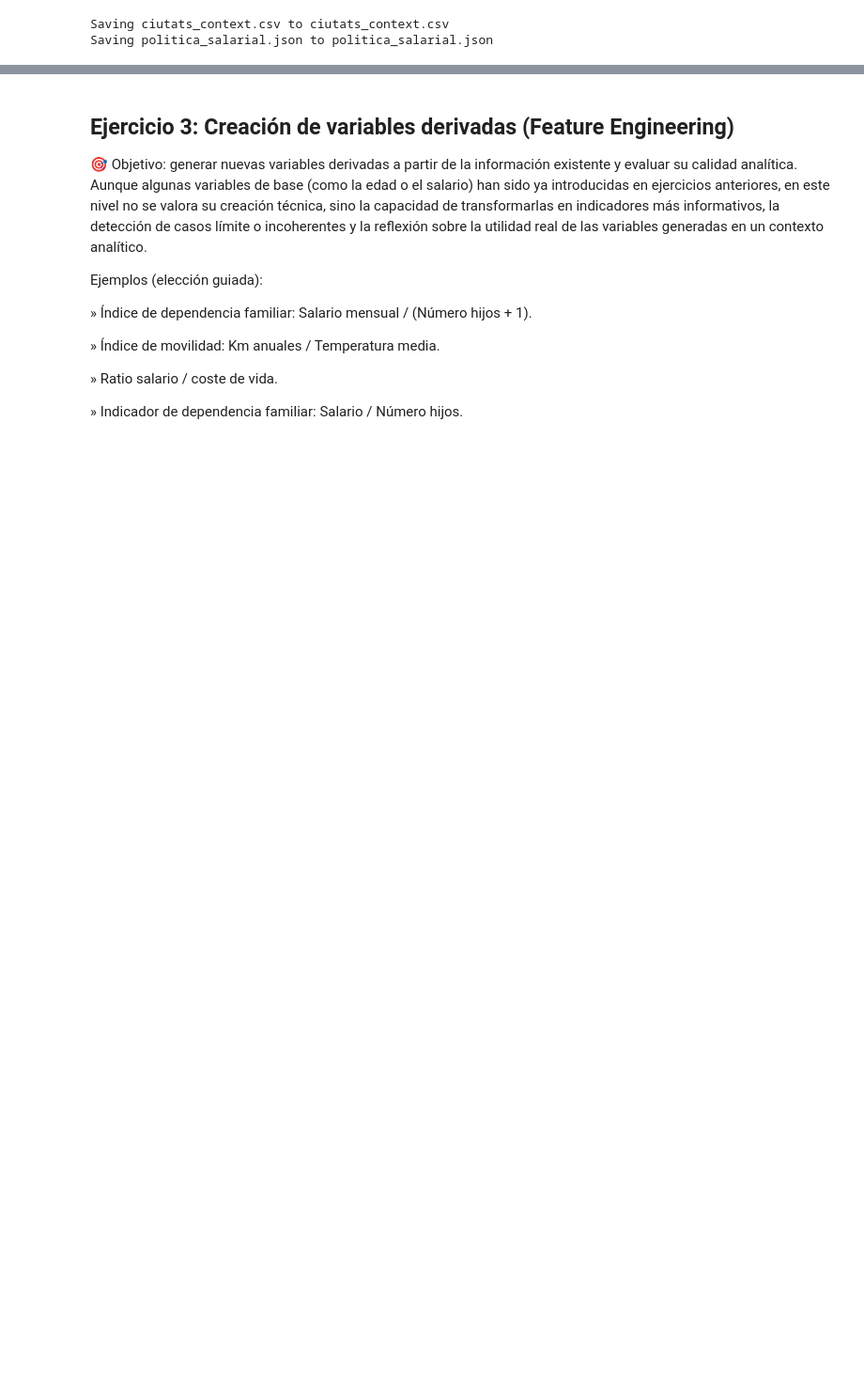
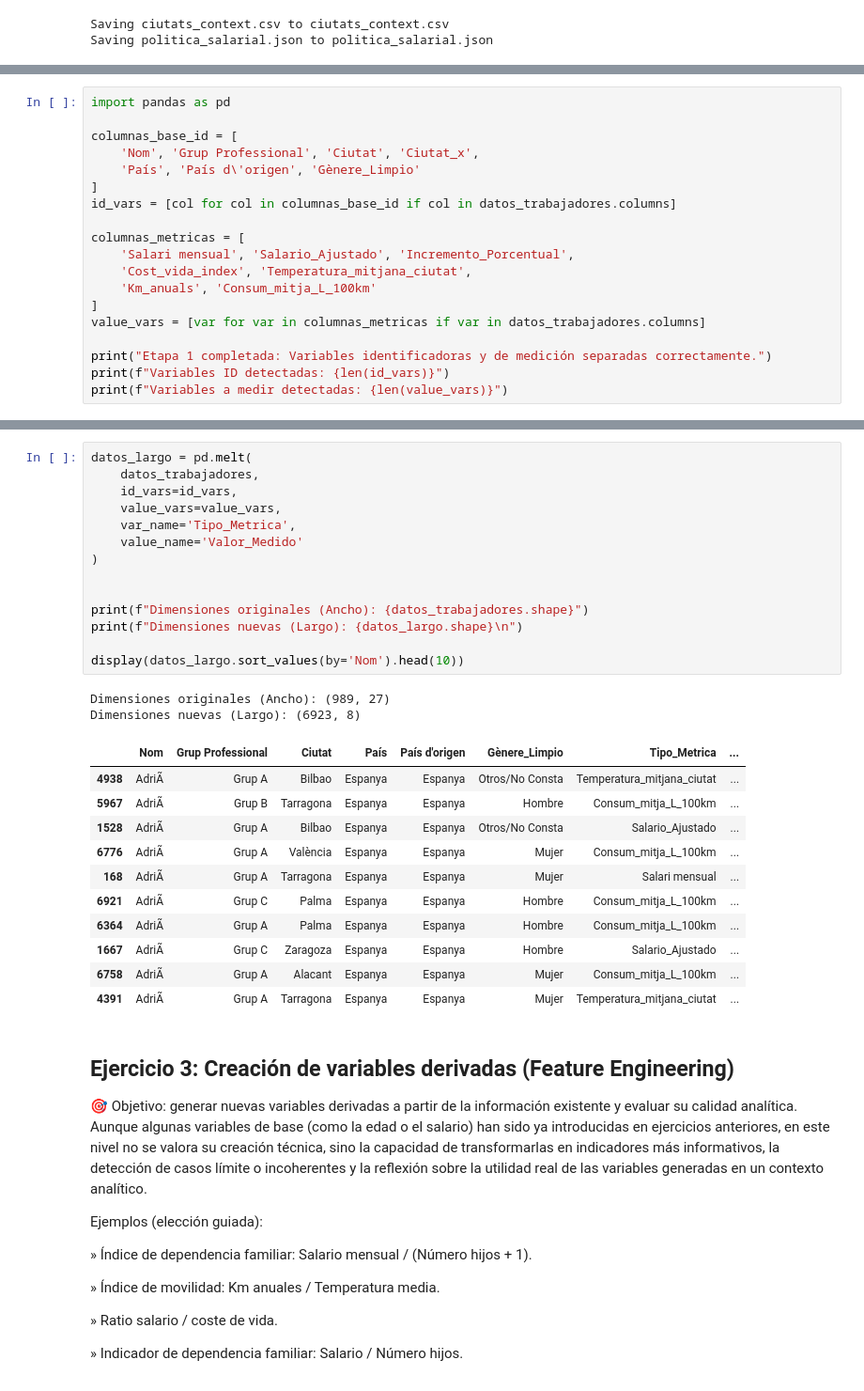
Before and after one commit to leoruggiero/Sprint-8-Python-Leonardo-Ruggiero, a Jupyter notebook: Sprint8_Python_LeonardoRuggiero.ipynb, the cells around one changed output, grey strips where cells are left out. Shown at 94% size. Drawn from its saved outputs; the diff is of its cells as text; blank space fills up the shorter version.

```diff
--- a/Sprint8_Python_LeonardoRuggiero.ipynb
+++ b/Sprint8_Python_LeonardoRuggiero.ipynb
@@ -655,0 +729,19 @@ Colunas disponíveis: ['Nom', 'Cognoms', 'DNI', "Pas d'origen", 'Dia de Naixemen
+# %%
+import pandas as pd
+
+columnas_base_id = [
+    'Nom', 'Grup Professional', 'Ciutat', 'Ciutat_x',
+    'País', 'País d\'origen', 'Gènere_Limpio'
+]
+id_vars = [col for col in columnas_base_id if col in datos_trabajadores.columns]
+
+columnas_metricas = [
+    'Salari mensual', 'Salario_Ajustado', 'Incremento_Porcentual',
+    'Cost_vida_index', 'Temperatura_mitjana_ciutat',
+    'Km_anuals', 'Consum_mitja_L_100km'
+]
+value_vars = [var for var in columnas_metricas if var in datos_trabajadores.columns]
+
+print("Etapa 1 completada: Variables identificadoras y de medición separadas correctamente.")
+print(f"Variables ID detectadas: {len(id_vars)}")
+print(f"Variables a medir detectadas: {len(value_vars)}")
@@ -656,3 +768,31 @@ Colunas disponíveis: ['Nom', 'Cognoms', 'DNI', "Pas d'origen", 'Dia de Naixemen
+# %%
+datos_largo = pd.melt(
+    datos_trabajadores,
+    id_vars=id_vars,
+    value_vars=value_vars,
+    var_name='Tipo_Metrica',
+    value_name='Valor_Medido'
+)
+
+
+print(f"Dimensiones originales (Ancho): {datos_trabajadores.shape}")
+print(f"Dimensiones nuevas (Largo): {datos_largo.shape}\n")
+
+display(datos_largo.sort_values(by='Nom').head(10))
+# %% [output]
+Dimensiones originales (Ancho): (989, 27)
+Dimensiones nuevas (Largo): (6923, 8)
+|  | Nom | Grup Professional | Ciutat | País | País d'origen | Gènere_Limpio | Tipo_Metrica | ... |
+| 4938 | AdriÃ | Grup A | Bilbao | Espanya | Espanya | Otros/No Consta | Temperatura_mitjana_ciutat | ... |
+| 5967 | AdriÃ | Grup B | Tarragona | Espanya | Espanya | Hombre | Consum_mitja_L_100km | ... |
+| 1528 | AdriÃ | Grup A | Bilbao | Espanya | Espanya | Otros/No Consta | Salario_Ajustado | ... |
+| 6776 | AdriÃ | Grup A | València | Espanya | Espanya | Mujer | Consum_mitja_L_100km | ... |
+| 168 | AdriÃ | Grup A | Tarragona | Espanya | Espanya | Mujer | Salari mensual | ... |
+| 6921 | AdriÃ | Grup C | Palma | Espanya | Espanya | Hombre | Consum_mitja_L_100km | ... |
+| 6364 | AdriÃ | Grup A | Palma | Espanya | Espanya | Hombre | Consum_mitja_L_100km | ... |
+| 1667 | AdriÃ | Grup C | Zaragoza | Espanya | Espanya | Hombre | Salario_Ajustado | ... |
+| 6758 | AdriÃ | Grup A | Alacant | Espanya | Espanya | Mujer | Consum_mitja_L_100km | ... |
+| 4391 | AdriÃ | Grup A | Tarragona | Espanya | Espanya | Mujer | Temperatura_mitjana_ciutat | ... |
 # %% [markdown]
 ## Ejercicio 3: Creación de variables derivadas (Feature Engineering)
 🎯 Objetivo: generar nuevas variables derivadas a partir de la información existente y evaluar su calidad analítica. Aunque algunas variables de base (como la edad o el salario) han sido ya introducidas en ejercicios anteriores, en este nivel no se valora su creación técnica, sino la capacidad de transformarlas en indicadores más informativos, la detección de casos límite o incoherentes y la reflexión sobre la utilidad real de las variables generadas en un contexto analítico.
```
Also changed, not shown: parts of 27 cells of this notebook.
